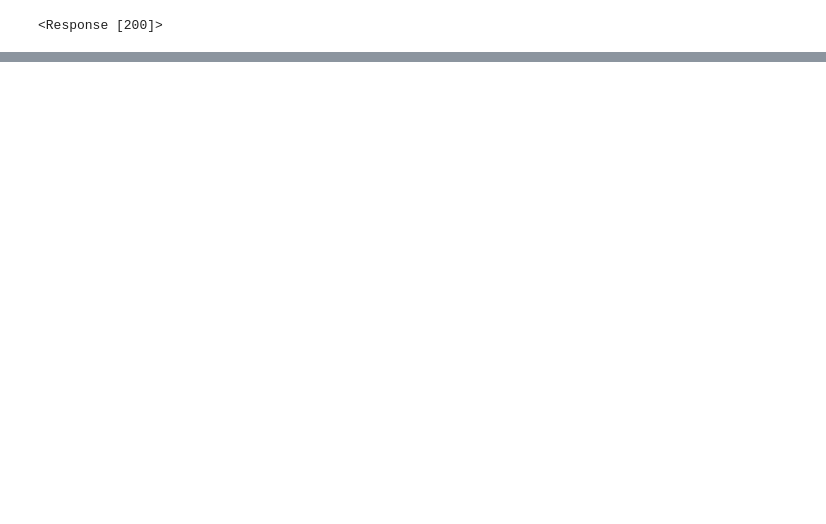
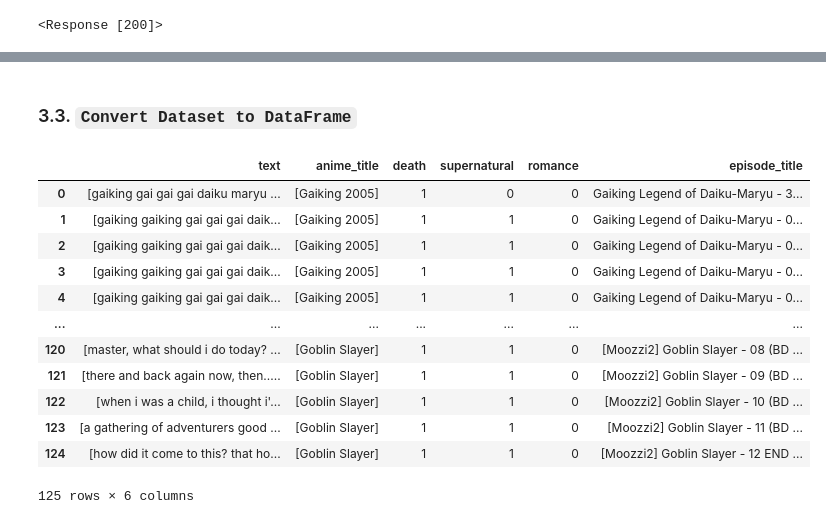
Before and after one commit to imanisima/anime-match, a Jupyter notebook: anime_match.ipynb, the cells around one changed output, grey strips where cells are left out. Drawn from its saved outputs; the diff is of its cells as text; code cells hidden in the pictures; blank space fills up the shorter version.

````diff
--- a/anime_match.ipynb
+++ b/anime_match.ipynb
@@ -310,0 +483,9 @@ pd.concat([transcript_df, cluster_labels], axis=1)
+# %%
+'''
+Use euclidian distance to find words associated with target word.
+'''
+def find_similarities(embedding, model):
+  return sorted(model.keys(), key=lambda word: spatial.distance.euclidean(model[word], embedding))
+# %%
+''' Build GloVe model '''
+embed_model = loadGloveModel(f'{download_to}/glove.6B/glove.6B.50d.txt')
@@ -310,0 +728,24 @@ pd.concat([transcript_df, cluster_labels], axis=1)
+# %% [markdown]
+### 3.3. ```Convert Dataset to DataFrame```
+# %%
+'''
+Convert dataset to dataframe for further manipulation and better visualization.
+
+Nov 7
+Fix:
+(1) replace episode name with episode # (if necessary)
+
+ '''
+def create_training_df(ep_name, anime_title, anime_transcript, death_label, supernat_label, rom_label):
+    df = pd.DataFrame({'text': anime_transcript,
+                          'anime_title': anime_title,
+                          'death': death_label,
+                          'supernatural': supernat_label,
+                          'romance': rom_label,
+                          'episode_title': ep_name})
+
+    anime_df = df[['text', 'anime_title', 'death','supernatural', 'romance', "episode_title"]]
+
+    df = convert_labels(anime_df)
+
+    return df
@@ -310,0 +760,22 @@ pd.concat([transcript_df, cluster_labels], axis=1)
+# %%
+'''
+Create dataframe for training data and save as csv.
+'''
+
+anime_df = create_training_df(pd_epname, pd_title, pd_trans, pd_death, pd_supernat, pd_rom)
+anime_df.to_csv(f"{notebook_path}/train_anime.csv", index=False)
+anime_df
+# %% [output]
+|  | text | anime_title | death | supernatural | romance | episode_title |
+| 0 | [gaiking gai gai gai daiku maryu ... | [Gaiking 2005] | 1 | 0 | 0 | Gaiking Legend of Daiku-Maryu - 3... |
+| 1 | [gaiking gaiking gai gai gai daik... | [Gaiking 2005] | 1 | 1 | 0 | Gaiking Legend of Daiku-Maryu - 0... |
+| 2 | [gaiking gaiking gai gai gai daik... | [Gaiking 2005] | 1 | 1 | 0 | Gaiking Legend of Daiku-Maryu - 0... |
+| 3 | [gaiking gaiking gai gai gai daik... | [Gaiking 2005] | 1 | 1 | 0 | Gaiking Legend of Daiku-Maryu - 0... |
+| 4 | [gaiking gaiking gai gai gai daik... | [Gaiking 2005] | 1 | 1 | 0 | Gaiking Legend of Daiku-Maryu - 0... |
+| ... | ... | ... | ... | ... | ... | ... |
+| 120 | [master, what should i do today? ... | [Goblin Slayer] | 1 | 1 | 0 | [Moozzi2] Goblin Slayer - 08 (BD ... |
+| 121 | [there and back again now, then..... | [Goblin Slayer] | 1 | 1 | 0 | [Moozzi2] Goblin Slayer - 09 (BD ... |
+| 122 | [when i was a child, i thought i'... | [Goblin Slayer] | 1 | 1 | 0 | [Moozzi2] Goblin Slayer - 10 (BD ... |
+| 123 | [a gathering of adventurers good ... | [Goblin Slayer] | 1 | 1 | 0 | [Moozzi2] Goblin Slayer - 11 (BD ... |
+| 124 | [how did it come to this? that ho... | [Goblin Slayer] | 1 | 1 | 0 | [Moozzi2] Goblin Slayer - 12 END ... |
+125 rows × 6 columns
````
Also changed, not shown: parts of 95 cells of this notebook.
